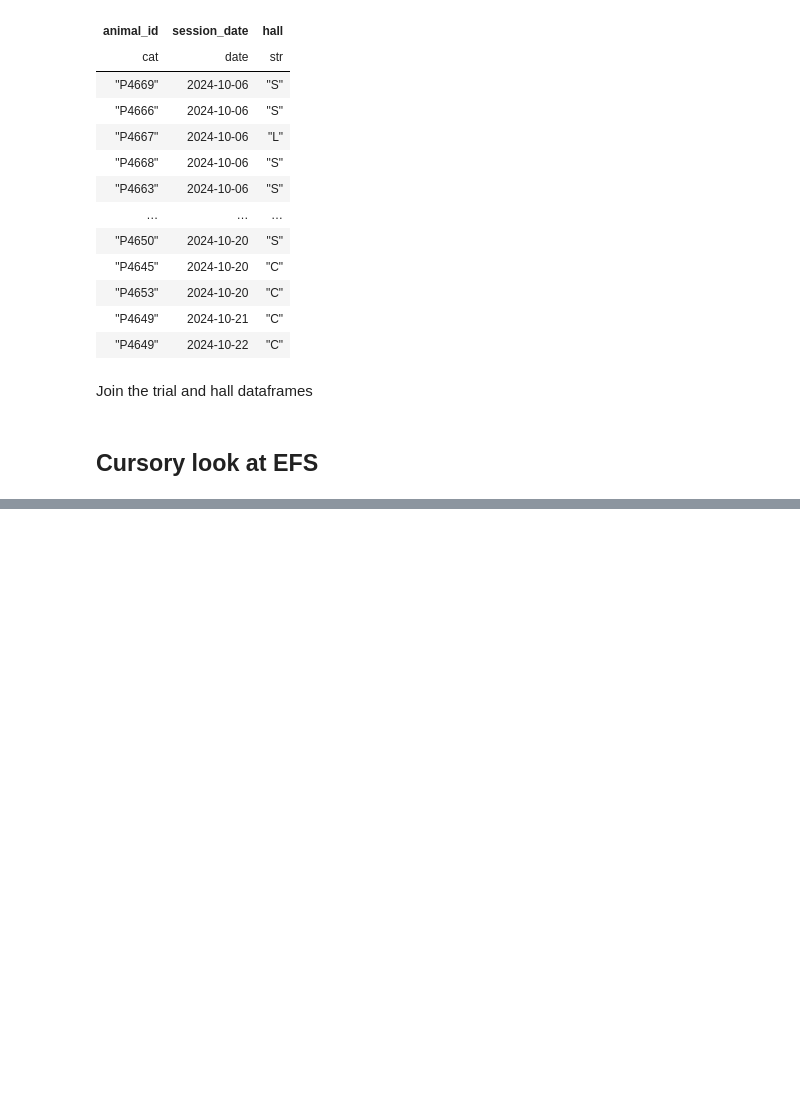
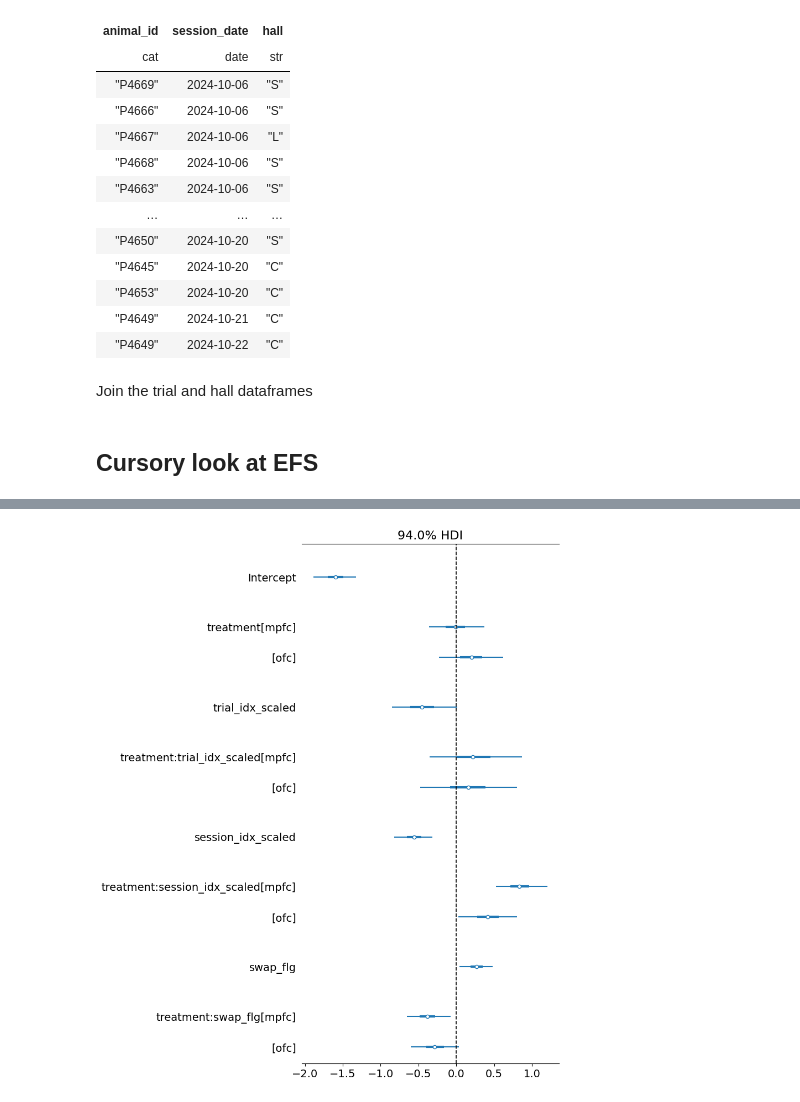
Before and after one commit to BenjoLiving/matching-pennies, a Jupyter notebook: matching_pennies/analysis/experiments/lesion_study_hallway_swap.ipynb, the cells around one changed output, grey strips where cells are left out. Saved outputs shown, nothing was run; the diff lists cells and outputs as text; code cells hidden in the pictures; blank space fills up the shorter version.

```diff
--- a/matching_pennies/analysis/experiments/lesion_study_hallway_swap.ipynb
+++ b/matching_pennies/analysis/experiments/lesion_study_hallway_swap.ipynb
@@ -107,0 +364,12 @@ TypeError: line_by_treatment_across_bins() missing 1 required keyword-only argum
+# %%
+plt_vars = ["Intercept", "treatment", "trial_idx_scaled", "treatment:trial_idx_scaled", "session_idx_scaled", "treatment:session_idx_scaled", "swap_flg", "treatment:swap_flg"]
+ax = az.plot_forest(idata_hall, combined=True, var_names=plt_vars, show=False)
+
+ax = ax[0]
+
+# Add a vertical dotted line at x=0
+ax.axvline(x=0, color="black", linestyle="--", linewidth=1.2)
+
+plt.show()
+# %% [output]
+[figure, added]
```
Also changed, not shown: parts of 60 cells of this notebook, 6 other files.
